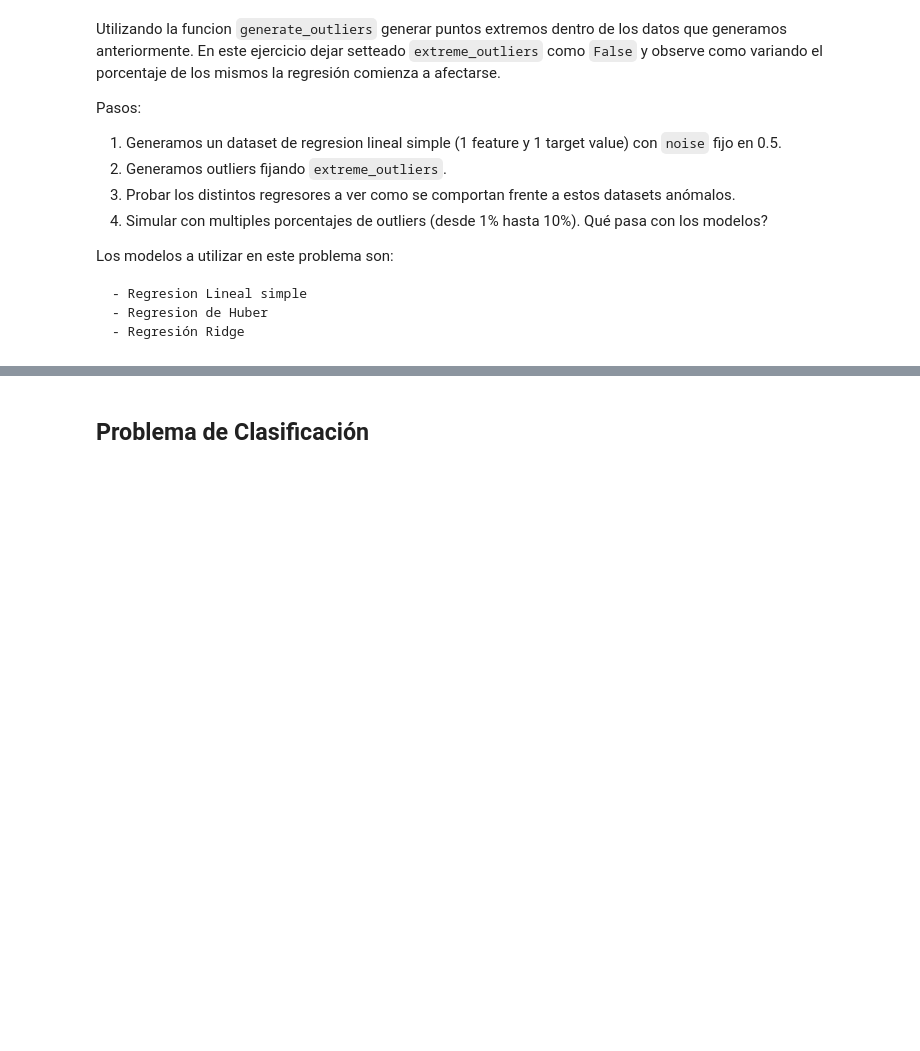
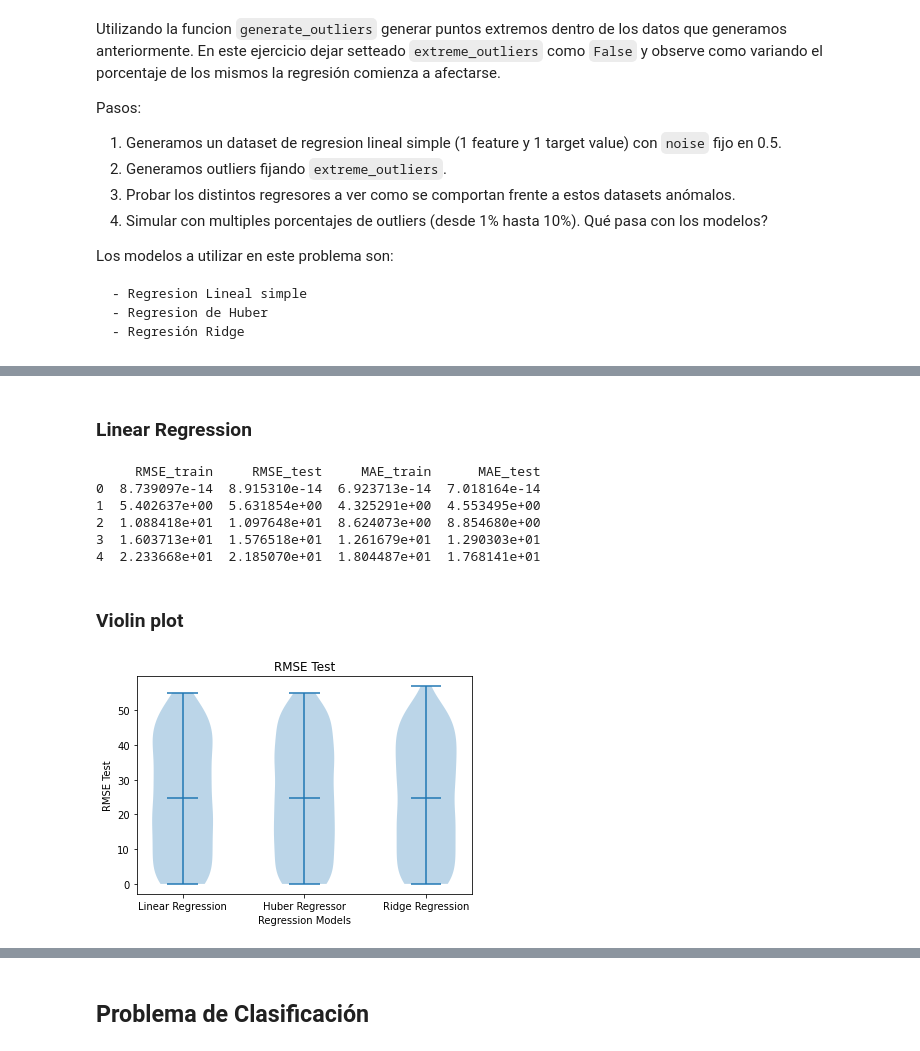
Before and after one commit to marianataglio/intro_ia, a Jupyter notebook: tp_integrador_enunciado/tpi_parte2.ipynb, the cells around one changed output, grey strips where cells are left out. Cells and saved outputs as stored; diff of their text form; code cells hidden in the pictures; blank space fills up the shorter version.

```diff
--- a/tp_integrador_enunciado/tpi_parte2.ipynb
+++ b/tp_integrador_enunciado/tpi_parte2.ipynb
@@ -388,0 +415,18 @@ from sklearn.linear_model import LinearRegression, HuberRegressor, RidgeCV
+# %%
+
+# Generar dataset de regresion lineal simple 1 feature, 1 target value, noise fijo en 0.5
+data = generate_dataset(n_samples=1000,
+                    n_features=1,
+                    n_informative=1,
+                    n_targets=1,
+                    noise=0.5,
+                    random_state=42,
+                    output='dataframe')
+
+
+
+data_with_outliers = generate_outliers(
+    df=data,
+    columns=['x0'],
+    percentage=0.1,
+    extreme_outliers=True)
@@ -388,0 +435,6 @@ from sklearn.linear_model import LinearRegression, HuberRegressor, RidgeCV
+# %%
+
+selected_regression_model = 'RidgeCV'
+results_ridge, coefficients = simulate_regression(data_with_outliers, regression_model=selected_regression_model,n_exp=10)
+print(results_ridge.head())
+print(f"Analysis with {percentage}% outliers:")
@@ -388,0 +451,4 @@ from sklearn.linear_model import LinearRegression, HuberRegressor, RidgeCV
+# %%
+selected_regression_model = 'HuberRegressor'
+results_huber, coefficients = simulate_regression(data_with_outliers, regression_model=selected_regression_model,n_exp=10)
+print(results_huber.head())
@@ -388,0 +472,28 @@ from sklearn.linear_model import LinearRegression, HuberRegressor, RidgeCV
+# %% [markdown]
+### Linear Regression
+# %%
+selected_regression_model = 'LinearRegression'
+results_linear, coefficients = simulate_regression(data_with_outliers, regression_model=selected_regression_model,n_exp=10)
+print(results_linear.head())
+# %% [output]
+     RMSE_train     RMSE_test     MAE_train      MAE_test
+0  8.739097e-14  8.915310e-14  6.923713e-14  7.018164e-14
+1  5.402637e+00  5.631854e+00  4.325291e+00  4.553495e+00
+2  1.088418e+01  1.097648e+01  8.624073e+00  8.854680e+00
+3  1.603713e+01  1.576518e+01  1.261679e+01  1.290303e+01
+4  2.233668e+01  2.185070e+01  1.804487e+01  1.768141e+01
+# %% [markdown]
+### Violin plot
+# %%
+data_for_violin = [results_linear.RMSE_test, results_huber.RMSE_test, results_ridge.RMSE_test]
+labels = ['Linear Regression', 'Huber Regressor', 'Ridge Regression']
+
+plt.violinplot(data_for_violin, showmeans=False, showmedians=True)
+plt.title("RMSE Test")
+
+plt.xticks(range(1, len(labels) + 1), labels)
+plt.xlabel("Regression Models")
+plt.ylabel("RMSE Test")
+plt.show()
+# %% [output]
+[figure, added]
```
Also changed, not shown: parts of 14 cells of this notebook.
